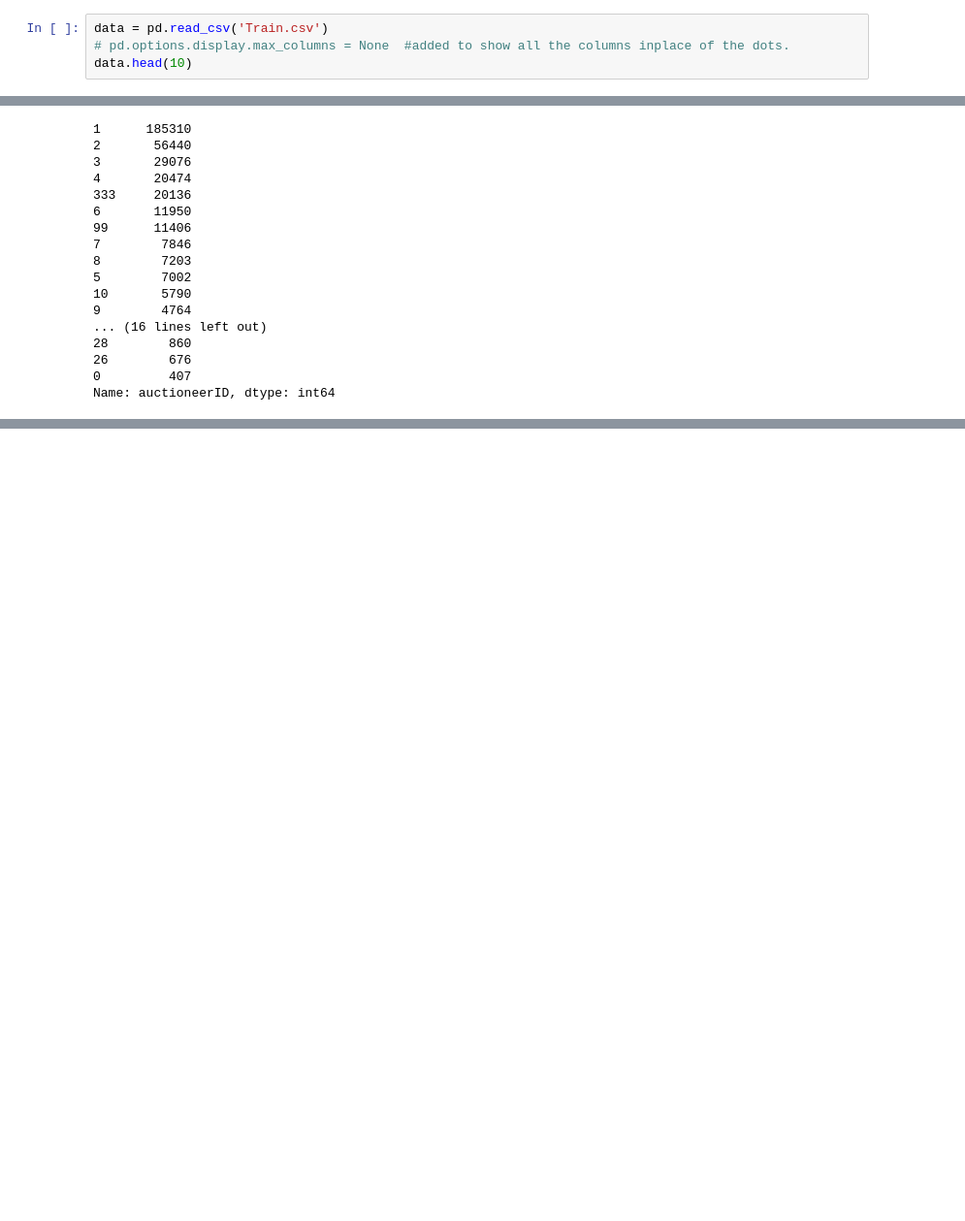
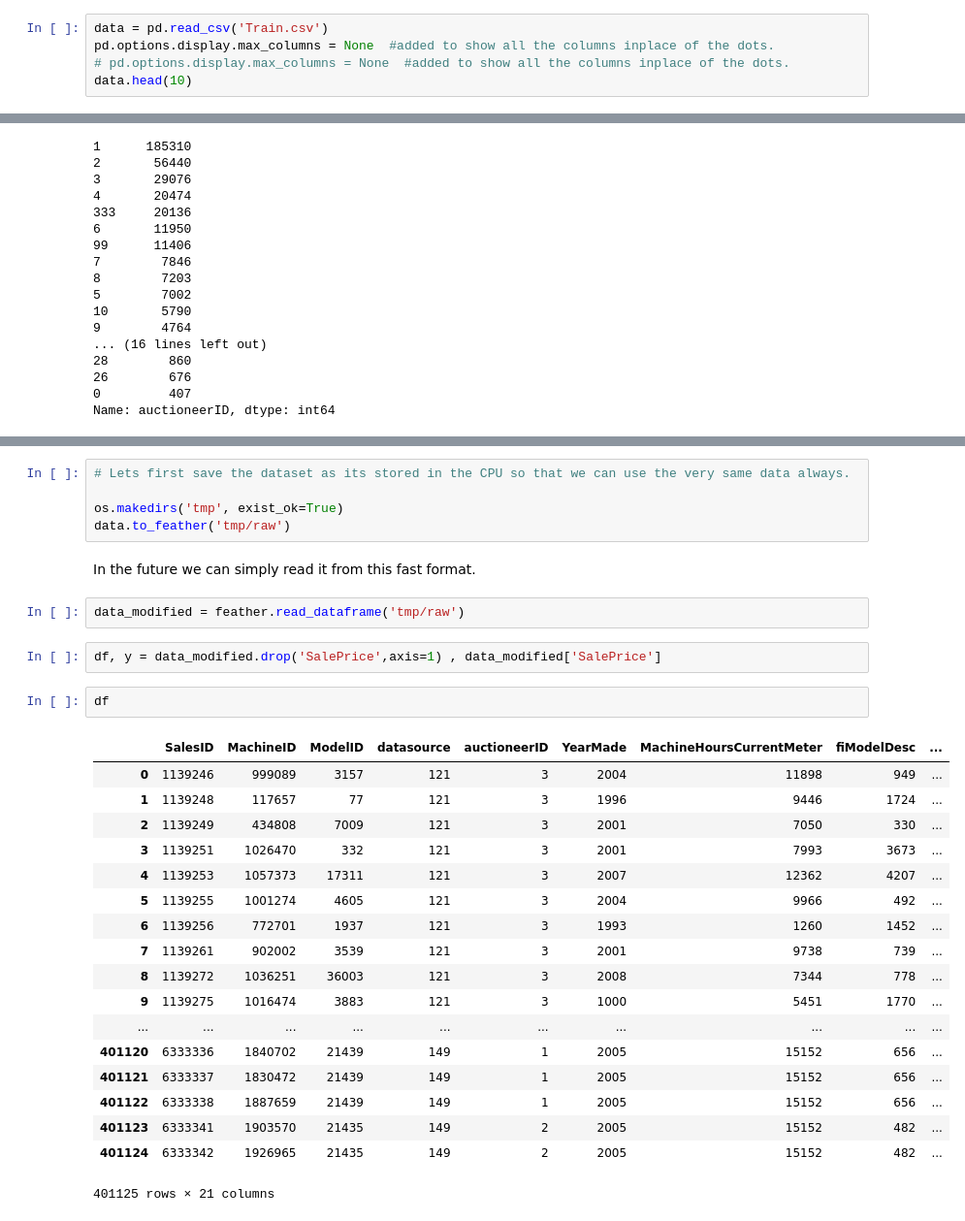
Before and after one commit to Zorro30/Kaggle_Submissions, a Jupyter notebook: Blue_Book_Buldozar/First_book.ipynb, the cells around one changed output, grey strips where cells are left out. Shown at 97% size. Drawn from its saved outputs; the diff is of its cells as text; blank space fills up the shorter version.

Commit message:
Added the Base Model

```diff
--- a/Blue_Book_Buldozar/First_book.ipynb
+++ b/Blue_Book_Buldozar/First_book.ipynb
@@ -16,6 +18,7 @@ from sklearn import preprocessing
 from sklearn.ensemble import RandomForestRegressor, RandomForestClassifier
 # %%
 data = pd.read_csv('Train.csv')
+pd.options.display.max_columns = None  #added to show all the columns inplace of the dots.
 # pd.options.display.max_columns = None  #added to show all the columns inplace of the dots.
 data.head(10)
 # %% [output]
@@ -400,0 +415,32 @@ memory usage: 70.4 MB
+# %%
+# Lets first save the dataset as its stored in the CPU so that we can use the very same data always.
+
+os.makedirs('tmp', exist_ok=True)
+data.to_feather('tmp/raw')
+# %% [markdown]
+In the future we can simply read it from this fast format.
+# %%
+data_modified = feather.read_dataframe('tmp/raw')
+# %%
+df, y = data_modified.drop('SalePrice',axis=1) , data_modified['SalePrice']
+# %%
+df
+# %% [output]
+|  | SalesID | MachineID | ModelID | datasource | auctioneerID | YearMade | MachineHoursCurrentMeter | fiModelDesc | ... |
+| 0 | 1139246 | 999089 | 3157 | 121 | 3 | 2004 | 11898 | 949 | ... |
+| 1 | 1139248 | 117657 | 77 | 121 | 3 | 1996 | 9446 | 1724 | ... |
+| 2 | 1139249 | 434808 | 7009 | 121 | 3 | 2001 | 7050 | 330 | ... |
+| 3 | 1139251 | 1026470 | 332 | 121 | 3 | 2001 | 7993 | 3673 | ... |
+| 4 | 1139253 | 1057373 | 17311 | 121 | 3 | 2007 | 12362 | 4207 | ... |
+| 5 | 1139255 | 1001274 | 4605 | 121 | 3 | 2004 | 9966 | 492 | ... |
+| 6 | 1139256 | 772701 | 1937 | 121 | 3 | 1993 | 1260 | 1452 | ... |
+| 7 | 1139261 | 902002 | 3539 | 121 | 3 | 2001 | 9738 | 739 | ... |
+| 8 | 1139272 | 1036251 | 36003 | 121 | 3 | 2008 | 7344 | 778 | ... |
+| 9 | 1139275 | 1016474 | 3883 | 121 | 3 | 1000 | 5451 | 1770 | ... |
+| ... | ... | ... | ... | ... | ... | ... | ... | ... | ... |
+| 401120 | 6333336 | 1840702 | 21439 | 149 | 1 | 2005 | 15152 | 656 | ... |
+| 401121 | 6333337 | 1830472 | 21439 | 149 | 1 | 2005 | 15152 | 656 | ... |
+| 401122 | 6333338 | 1887659 | 21439 | 149 | 1 | 2005 | 15152 | 656 | ... |
+| 401123 | 6333341 | 1903570 | 21435 | 149 | 2 | 2005 | 15152 | 482 | ... |
+| 401124 | 6333342 | 1926965 | 21435 | 149 | 2 | 2005 | 15152 | 482 | ... |
+401125 rows × 21 columns
```
Also changed, not shown: parts of 12 cells of this notebook.
